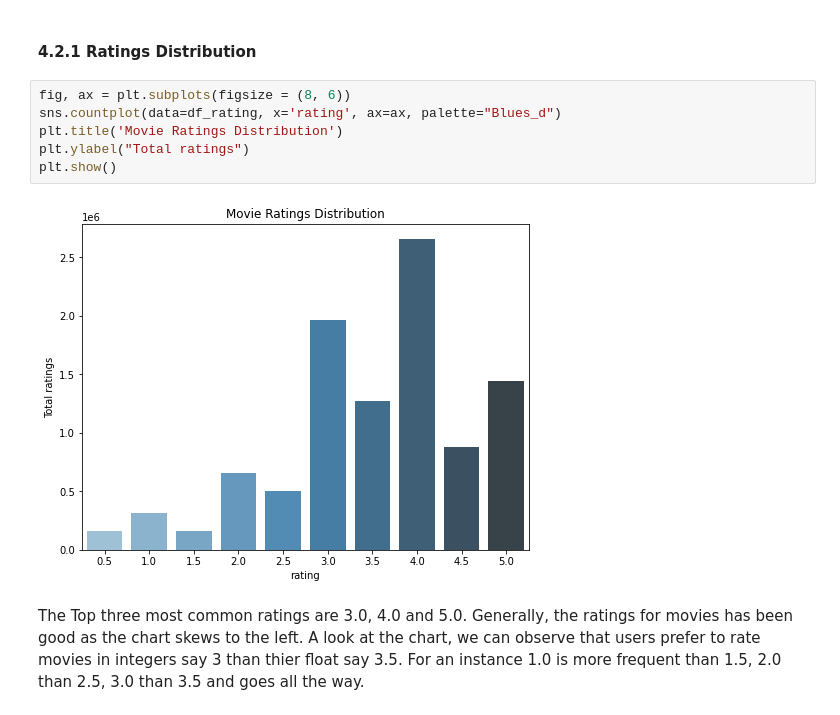
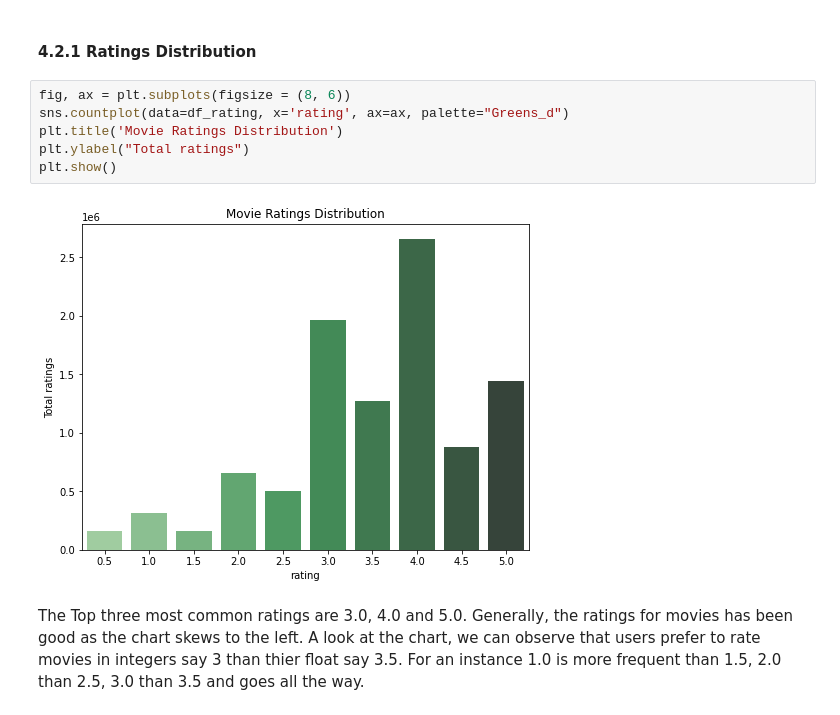
Before and after one commit to chidike10/Movie-Recommender-TeamZF3, a Jupyter notebook: Recommendation_TeamZF3.ipynb, the cells around one changed output. Drawn from its saved outputs; the diff is of its cells as text.

```diff
--- a/Recommendation_TeamZF3.ipynb
+++ b/Recommendation_TeamZF3.ipynb
@@ -113,12 +119,12 @@ We explore the scale, the distribution, ratings by movies, ratings by genre, ave
 #### 4.2.1 Ratings Distribution
 # %%
 fig, ax = plt.subplots(figsize = (8, 6))
-sns.countplot(data=df_rating, x='rating', ax=ax, palette="Blues_d")
+sns.countplot(data=df_rating, x='rating', ax=ax, palette="Greens_d")
 plt.title('Movie Ratings Distribution')
 plt.ylabel("Total ratings")
 plt.show()
 # %% [output]
-[figure, old version]
+[figure, new version]
 # %% [markdown]
 The Top three most common ratings are 3.0, 4.0 and 5.0. Generally, the ratings for movies has been good as the chart skews to the left. A look at the chart, we can observe that users prefer to rate movies in integers say 3 than thier float say 3.5. For an instance 1.0 is more frequent than 1.5, 2.0 than 2.5, 3.0 than 3.5 and goes all the way.
 # %% [markdown]
```
Also changed, not shown: parts of 23 cells of this notebook.
